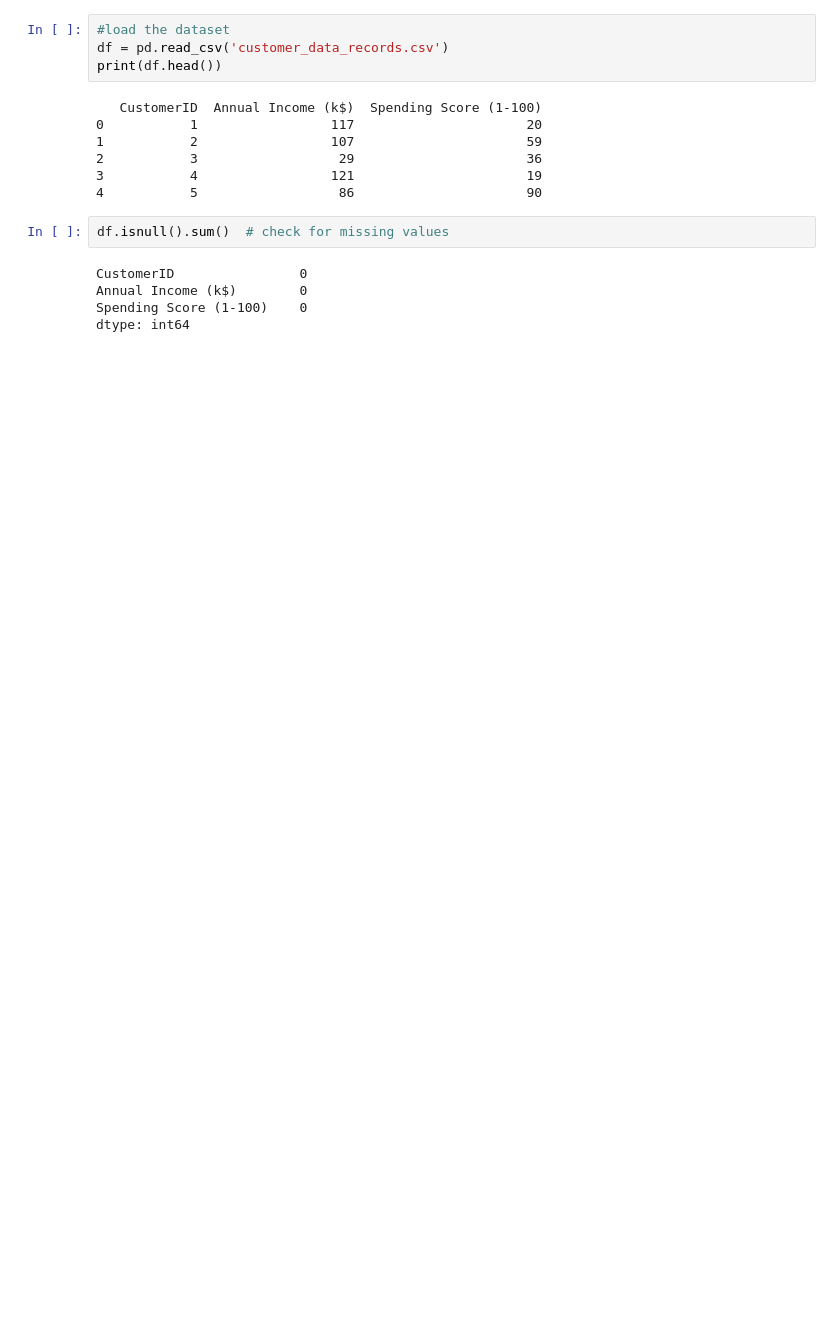
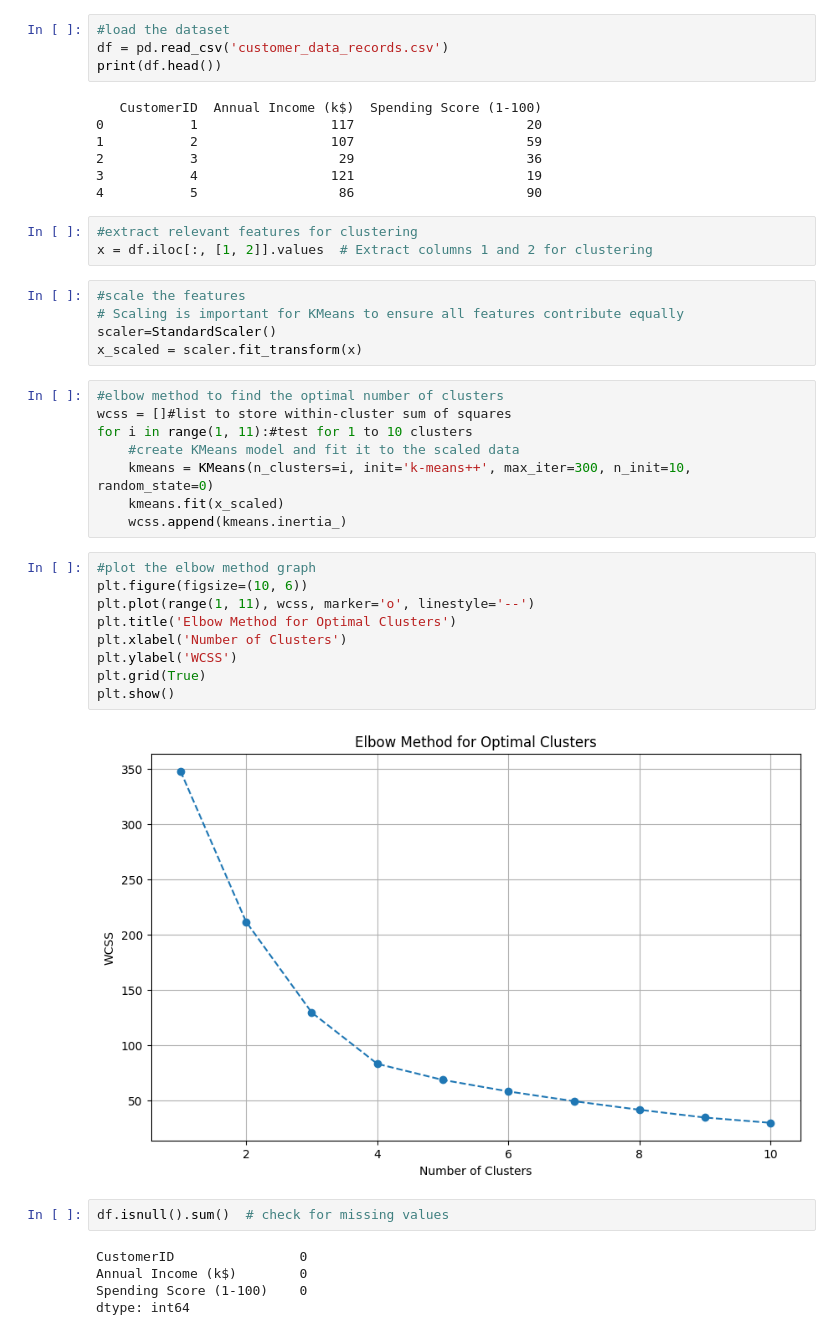
Before and after one commit to britahaine/Ainembabazi-Britah, a Jupyter notebook: Unspervised learning/assignment_six.ipynb, the cells around one changed output. Cells and saved outputs as stored; diff of their text form; blank space fills up the shorter version.

```diff
--- a/Unspervised learning/assignment_six.ipynb
+++ b/Unspervised learning/assignment_six.ipynb
@@ -14,6 +15,33 @@ print(df.head())
 2           3                  29                      36
 3           4                 121                      19
 4           5                  86                      90
+# %%
+#extract relevant features for clustering
+x = df.iloc[:, [1, 2]].values  # Extract columns 1 and 2 for clustering
+# %%
+#scale the features
+# Scaling is important for KMeans to ensure all features contribute equally
+scaler=StandardScaler()
+x_scaled = scaler.fit_transform(x)
+# %%
+#elbow method to find the optimal number of clusters
+wcss = []#list to store within-cluster sum of squares
+for i in range(1, 11):#test for 1 to 10 clusters
+    #create KMeans model and fit it to the scaled data
+    kmeans = KMeans(n_clusters=i, init='k-means++', max_iter=300, n_init=10, random_state=0)
+    kmeans.fit(x_scaled)
+    wcss.append(kmeans.inertia_)
+# %%
+#plot the elbow method graph
+plt.figure(figsize=(10, 6))
+plt.plot(range(1, 11), wcss, marker='o', linestyle='--')
+plt.title('Elbow Method for Optimal Clusters')
+plt.xlabel('Number of Clusters')
+plt.ylabel('WCSS')
+plt.grid(True)
+plt.show()
+# %% [output]
+[figure, added]
 # %%
 df.isnull().sum()  # check for missing values
 # %% [output]
```
Also changed, not shown: parts of 7 cells of this notebook, 1 other file.
